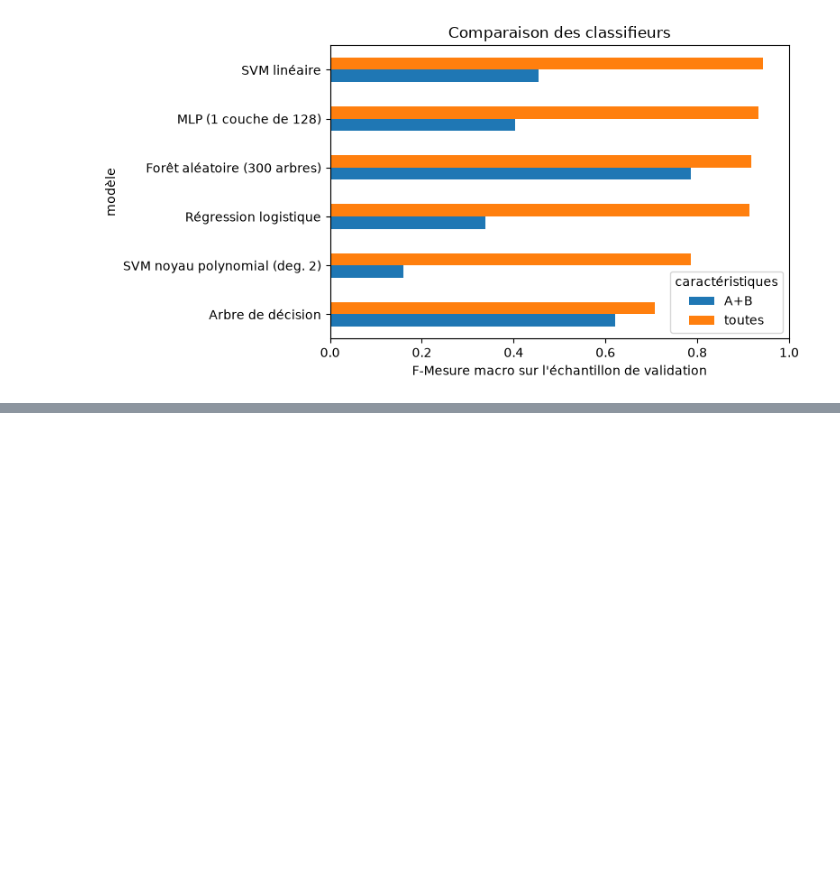
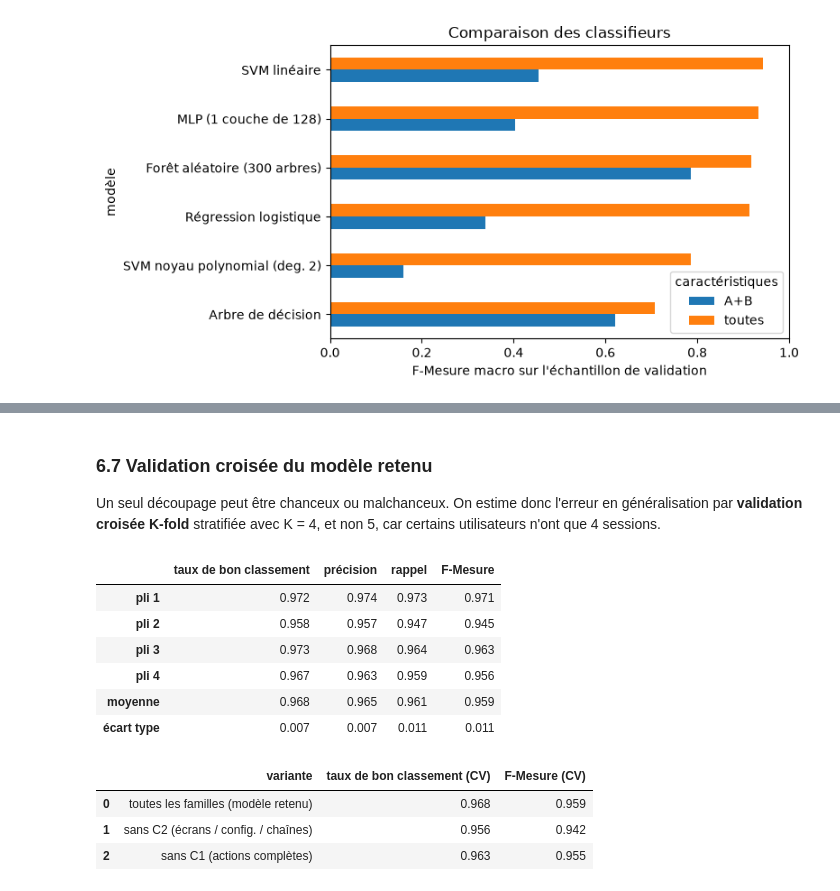
Before and after one commit to AchrafBitar/CopiloteBE, a Jupyter notebook: BE1_identification_utilisateurs.ipynb, the cells around one changed output, grey strips where cells are left out. Saved outputs shown, nothing was run; the diff lists cells and outputs as text; code cells hidden in the pictures; blank space fills up the shorter version.

```diff
--- a/BE1_identification_utilisateurs.ipynb
+++ b/BE1_identification_utilisateurs.ipynb
@@ -821,0 +945,59 @@ Avec les familles toutes :
+# %% [markdown]
+### 6.7 Validation croisée du modèle retenu
+
+Un seul découpage peut être chanceux ou malchanceux. On estime donc l'erreur en généralisation par **validation croisée K-fold** stratifiée avec K = 4, et non 5, car certains utilisateurs n'ont que 4 sessions.
+# %%
+from sklearn.model_selection import StratifiedKFold, cross_validate
+
+
+def modele_final():
+    return Pipeline([("preparation", preparation(TOUTES_FAMILLES)),
+                     ("classifieur", LinearSVC(C=C_RETENU, random_state=GRAINE))])
+
+
+plis = StratifiedKFold(n_splits=4, shuffle=True, random_state=GRAINE)   # 4 plis stratifiés
+mesures = {"taux de bon classement": "accuracy", "précision": "precision_macro",
+           "rappel": "recall_macro", "F-Mesure": "f1_macro"}
+cv = cross_validate(modele_final(), X_train, y, cv=plis, scoring=mesures)
+
+tableau_cv = pd.DataFrame()
+for nom in mesures:
+    tableau_cv[nom] = cv["test_" + nom]       # le score de chaque pli
+tableau_cv.index = ["pli 1", "pli 2", "pli 3", "pli 4"]
+moyenne = tableau_cv.mean()
+ecart_type = tableau_cv.std()
+tableau_cv.loc["moyenne"] = moyenne
+tableau_cv.loc["écart type"] = ecart_type
+tableau_cv.round(3)
+# %% [output]
+|  | taux de bon classement | précision | rappel | F-Mesure |
+| pli 1 | 0.972 | 0.974 | 0.973 | 0.971 |
+| pli 2 | 0.958 | 0.957 | 0.947 | 0.945 |
+| pli 3 | 0.973 | 0.968 | 0.964 | 0.963 |
+| pli 4 | 0.967 | 0.963 | 0.959 | 0.956 |
+| moyenne | 0.968 | 0.965 | 0.961 | 0.959 |
+| écart type | 0.007 | 0.007 | 0.011 | 0.011 |
+# %%
+# Vérification : les familles C1 (actions complètes) et C2 (écrans / config. / chaînes) se recouvrent en partie.
+# Le modèle complet fait-il mieux que sans l'une des deux ? (même validation croisée)
+variantes = {
+    "sans C2 (écrans / config. / chaînes)": ["simples", "proportions", "actions", "paires"],
+    "sans C1 (actions complètes)": ["simples", "proportions", "contexte", "paires"],
+}
+lignes = []
+lignes.append({"variante": "toutes les familles (modèle retenu)",
+               "taux de bon classement (CV)": moyenne["taux de bon classement"],
+               "F-Mesure (CV)": moyenne["F-Mesure"]})
+for nom in variantes:
+    pipe = Pipeline([("preparation", preparation(variantes[nom])),
+                     ("classifieur", LinearSVC(C=C_RETENU, random_state=GRAINE))])
+    r = cross_validate(pipe, X_train, y, cv=plis, scoring=["accuracy", "f1_macro"])
+    lignes.append({"variante": nom,
+                   "taux de bon classement (CV)": r["test_accuracy"].mean(),
+                   "F-Mesure (CV)": r["test_f1_macro"].mean()})
+pd.DataFrame(lignes).round(3)
+# %% [output]
+|  | variante | taux de bon classement (CV) | F-Mesure (CV) |
+| 0 | toutes les familles (modèle retenu) | 0.968 | 0.959 |
+| 1 | sans C2 (écrans / config. / chaînes) | 0.956 | 0.942 |
+| 2 | sans C1 (actions complètes) | 0.963 | 0.955 |
```
Also changed, not shown: parts of 23 cells of this notebook, 2 other files.
